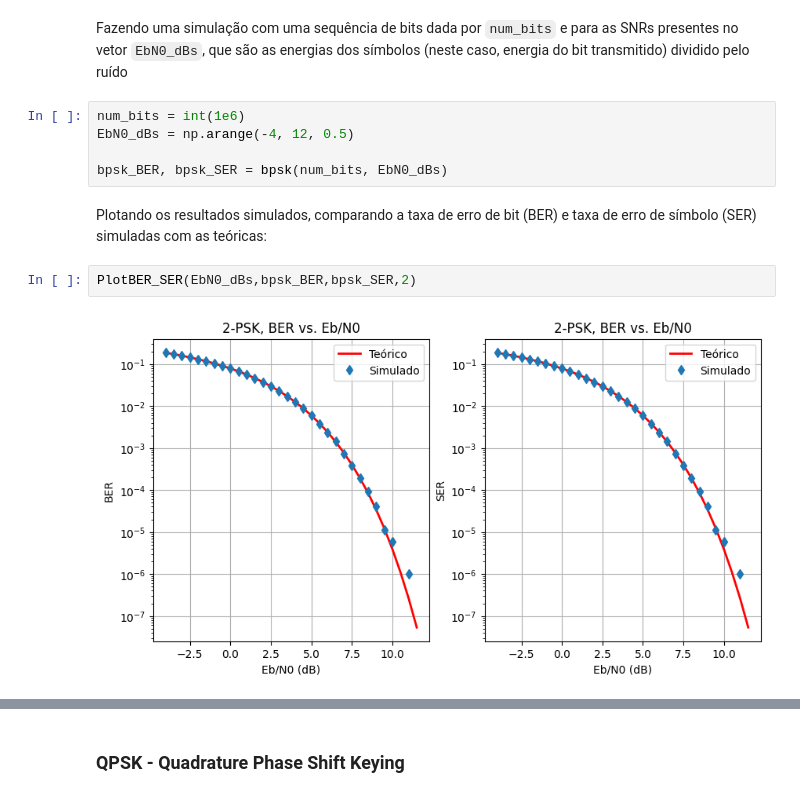
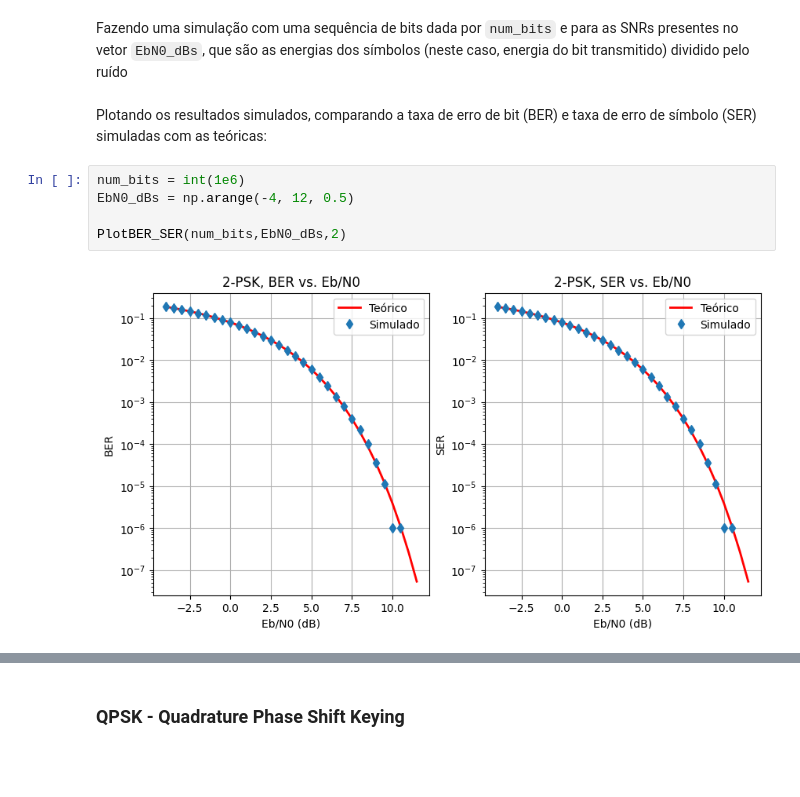
Before and after one commit to lhupalo/comm-py, a Jupyter notebook: banda-passante.ipynb, the cells around one changed output, grey strips where cells are left out. Saved outputs shown, nothing was run; the diff lists cells and outputs as text; blank space fills up the shorter version.

```diff
--- a/banda-passante.ipynb
+++ b/banda-passante.ipynb
@@ -149,14 +89,12 @@ onde $M$ é a ordem da modulação.
 Para $M=2$, temos o BPSK (modulação binária). Este tipo de modulação mapeia os bits de informação em $+1$ ou $-1$ por meio de um pulso NRZ (Non-Return to Zero), somando uma fase de $+\pi$ ou $-\pi$ no sinal transmitido. Ou seja, se o bit de informação for 0 -> será mapeado em -1, e se o bit de informação for 1 -> será mapeado em 1.
 # %% [markdown]
 Fazendo uma simulação com uma sequência de bits dada por `num_bits` e para as SNRs presentes no vetor `EbN0_dBs`, que são as energias dos símbolos (neste caso, energia do bit transmitido) dividido pelo ruído
-# %%
-num_bits = int(1e6)
-EbN0_dBs = np.arange(-4, 12, 0.5)
-
-bpsk_BER, bpsk_SER = bpsk(num_bits, EbN0_dBs)
 # %% [markdown]
 Plotando os resultados simulados, comparando a taxa de erro de bit (BER) e taxa de erro de símbolo (SER) simuladas com as teóricas:
-# %%
-PlotBER_SER(EbN0_dBs,bpsk_BER,bpsk_SER,2)
-# %% [output]
-[figure, removed]
+# %%
+num_bits = int(1e6)
+EbN0_dBs = np.arange(-4, 12, 0.5)
+
+PlotBER_SER(num_bits,EbN0_dBs,2)
+# %% [output]
+[figure, added]
```
Also changed, not shown: parts of 6 cells of this notebook, 1 other file.
